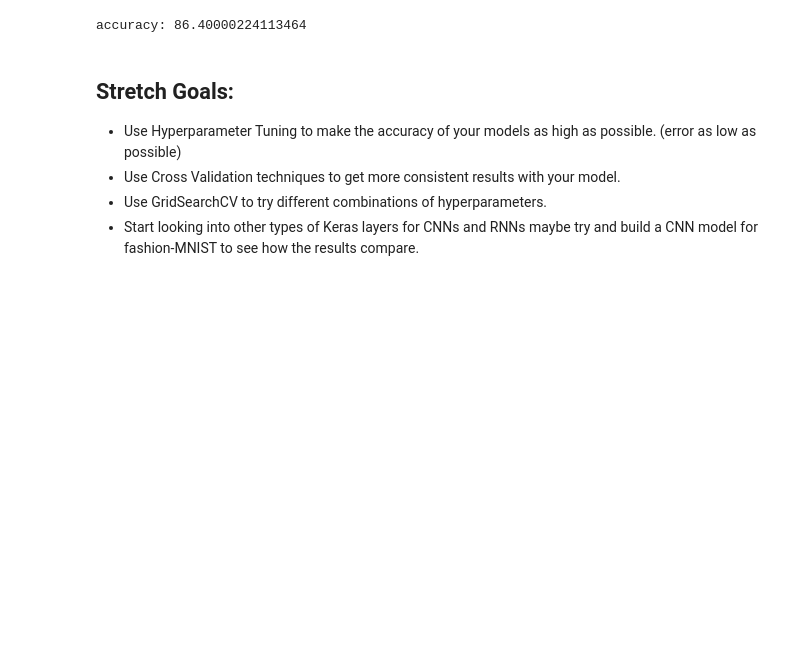
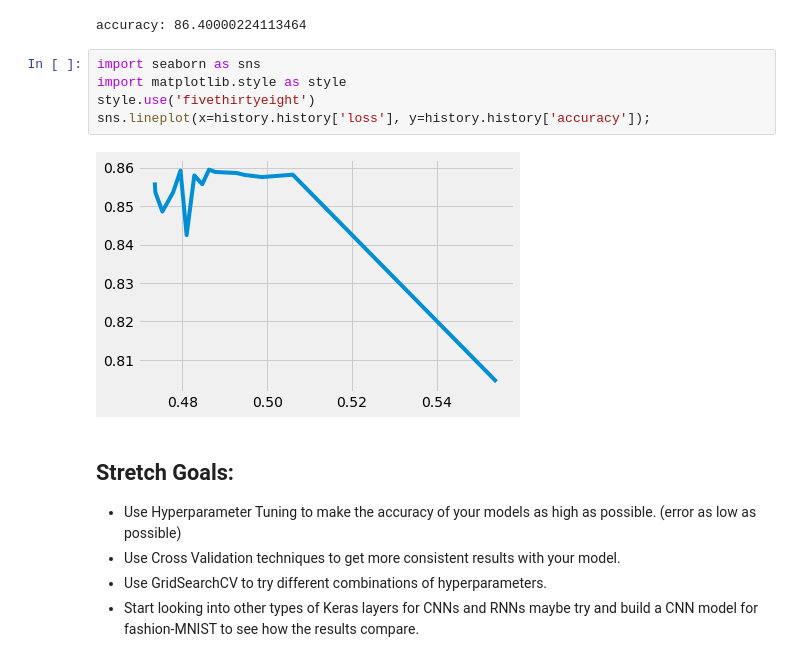
Before and after one commit to ocalzada/DS-Unit-4-Sprint-2-Neural-Networks, a Jupyter notebook: module3-Intro-to-Keras/LS_DS_423_Keras_Assignment.ipynb, the cells around one changed output. Drawn from its saved outputs; the diff is of its cells as text; blank space fills up the shorter version.

```diff
--- a/module3-Intro-to-Keras/LS_DS_423_Keras_Assignment.ipynb
+++ b/module3-Intro-to-Keras/LS_DS_423_Keras_Assignment.ipynb
@@ -207,6 +207,13 @@ Epoch 15/15
 print(f'{mnist_model.metrics_names[1]}: {scores[1]*100}')
 # %% [output]
 accuracy: 86.40000224113464
+# %%
+import seaborn as sns
+import matplotlib.style as style
+style.use('fivethirtyeight')
+sns.lineplot(x=history.history['loss'], y=history.history['accuracy']);
+# %% [output]
+[figure, added]
 # %% [markdown]
 ## Stretch Goals:
 
```
Also changed, not shown: 30 other files.
